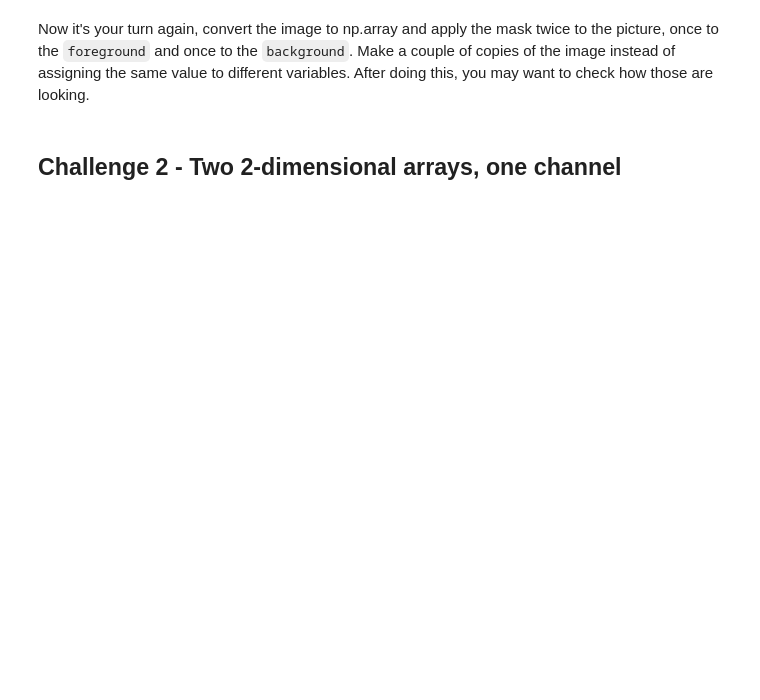
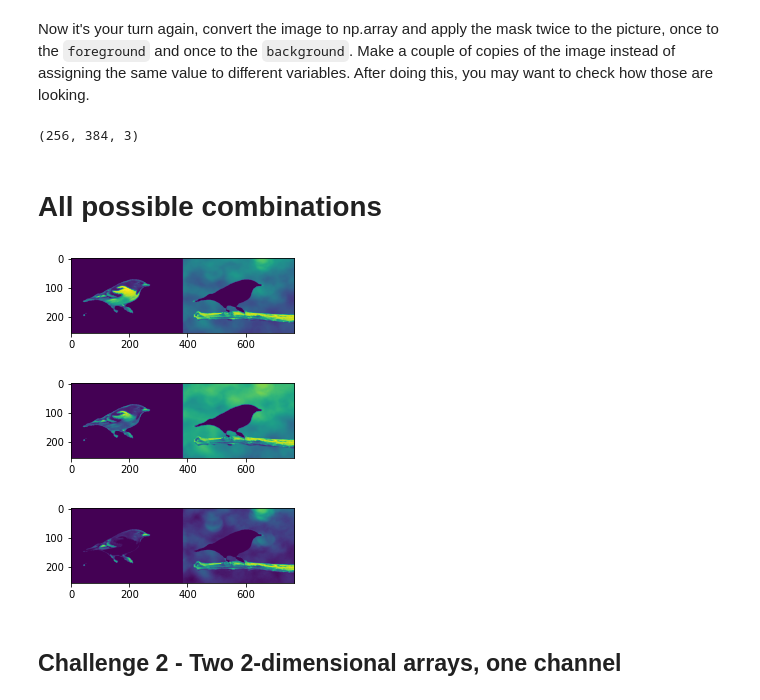
Before and after one commit to rihp/lab-image-segmentation, a Jupyter notebook: main.ipynb, the cells around one changed output. Saved outputs shown, nothing was run; the diff lists cells and outputs as text; code cells hidden in the pictures; blank space fills up the shorter version.

```diff
--- a/main.ipynb
+++ b/main.ipynb
@@ -82,3 +259,26 @@ Now it's your turn again, convert the image to np.array and apply the mask twice
+# %%
+# Your code here
+thumb_arr = np.array(thumb)
+print(thumb_arr.shape)
+
+rgb_msks= {}
+# Saving each layer in a dict
+for l in range(3):
+    rgb_msks[f'foreground_mask{l}'] = thumb_arr[:,:,l]* foreground_mask
+    rgb_msks[f'background_mask{l}'] = thumb_arr[:,:,l]* background_mask
+# %% [output]
+(256, 384, 3)
+# %% [markdown]
+# All possible combinations
+# %%
+for l in range(3):
+    plt.figure(figsize=(4,8))
+    plt.imshow(np.concatenate((rgb_msks[f'foreground_mask{l}'],
+                              rgb_msks[f'background_mask{l}']), axis=1))
+# %% [output]
+[figure, added]
+[figure, added]
+[figure, added]
 # %% [markdown]
 ## Challenge 2 - Two 2-dimensional arrays, one channel
 # %% [markdown]
```
Also changed, not shown: parts of 21 cells of this notebook, 1 other file.
